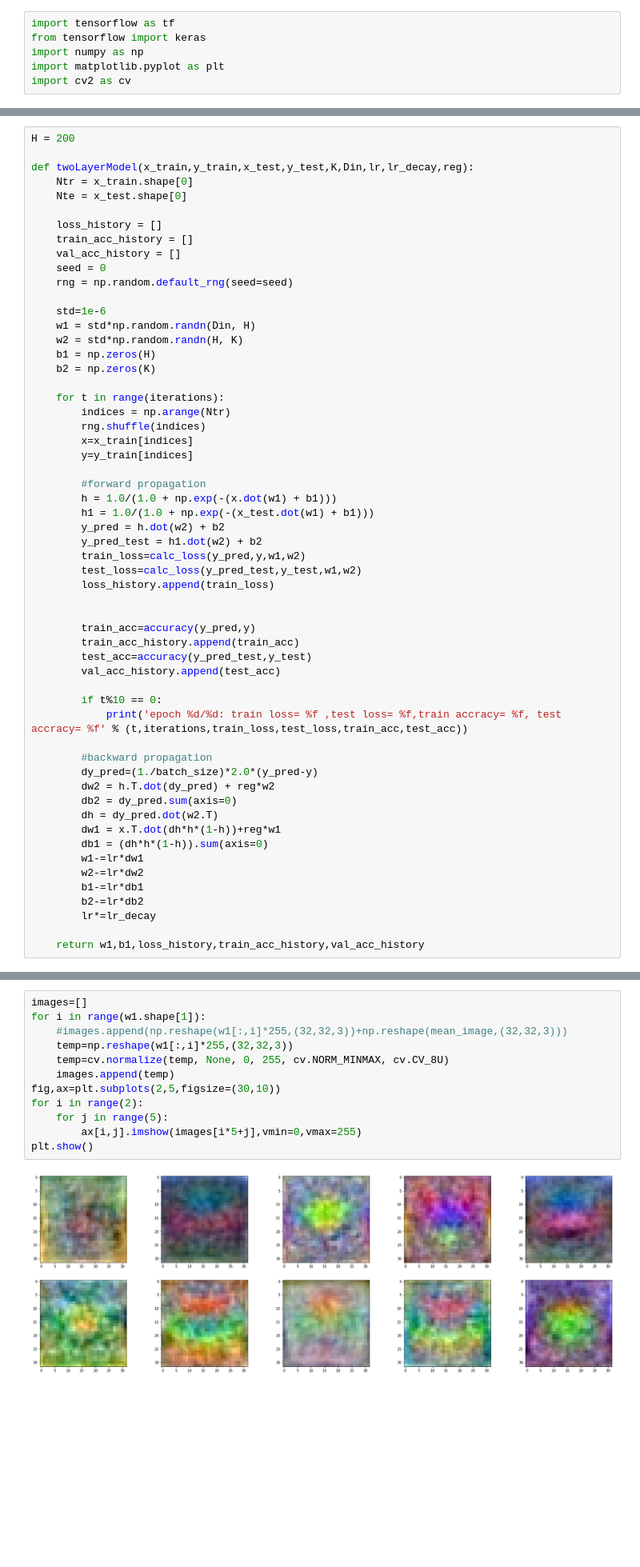
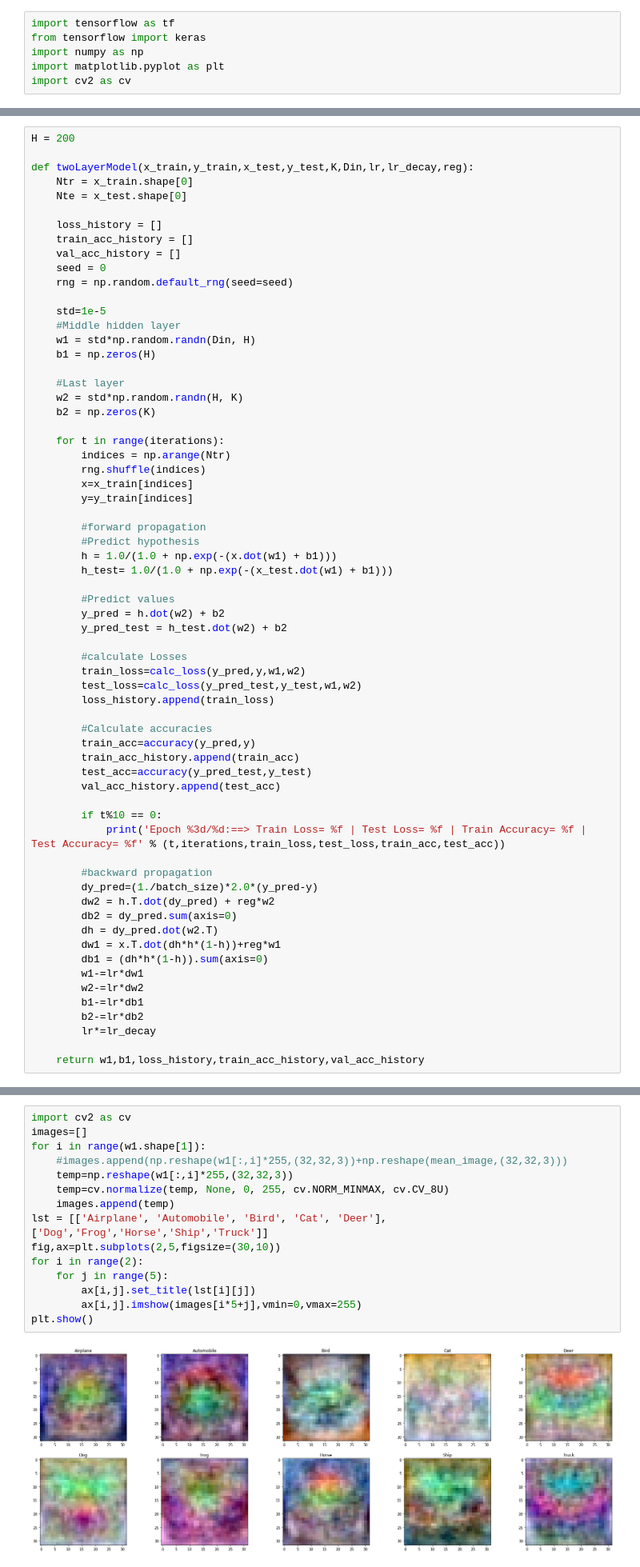
Before and after one commit to nushanVitharana/Computer-Vision-and-Image-Processing-, a Jupyter notebook: Two-Layer Fully Connected Network.ipynb, the cells around one changed output, grey strips where cells are left out. Shown: that part at 80% size. Saved outputs shown, nothing was run; the diff lists cells and outputs as text; blank space fills up the shorter version.

Commit message:
Finishing up
Add comments and clearly plot outputs

```diff
--- a/Two-Layer Fully Connected Network.ipynb
+++ b/Two-Layer Fully Connected Network.ipynb
@@ -61,10 +68,13 @@ def twoLayerModel(x_train,y_train,x_test,y_test,K,Din,lr,lr_decay,reg):
     seed = 0
     rng = np.random.default_rng(seed=seed)
 
-    std=1e-6
+    std=1e-5
+    #Middle hidden layer
     w1 = std*np.random.randn(Din, H)
+    b1 = np.zeros(H)
+
+    #Last layer
     w2 = std*np.random.randn(H, K)
-    b1 = np.zeros(H)
     b2 = np.zeros(K)
 
     for t in range(iterations):
@@ -74,22 +84,27 @@ def twoLayerModel(x_train,y_train,x_test,y_test,K,Din,lr,lr_decay,reg):
         y=y_train[indices]
 
         #forward propagation
+        #Predict hypothesis
         h = 1.0/(1.0 + np.exp(-(x.dot(w1) + b1)))
-        h1 = 1.0/(1.0 + np.exp(-(x_test.dot(w1) + b1)))
+        h_test= 1.0/(1.0 + np.exp(-(x_test.dot(w1) + b1)))
+
+        #Predict values
         y_pred = h.dot(w2) + b2
-        y_pred_test = h1.dot(w2) + b2
+        y_pred_test = h_test.dot(w2) + b2
+
+        #calculate Losses
         train_loss=calc_loss(y_pred,y,w1,w2)
         test_loss=calc_loss(y_pred_test,y_test,w1,w2)
         loss_history.append(train_loss)
 
-
+        #Calculate accuracies
         train_acc=accuracy(y_pred,y)
         train_acc_history.append(train_acc)
         test_acc=accuracy(y_pred_test,y_test)
         val_acc_history.append(test_acc)
 
         if t%10 == 0:
-            print('epoch %d/%d: train loss= %f ,test loss= %f,train accracy= %f, test accracy= %f' % (t,iterations,train_loss,test_loss,train_acc,test_acc))
+            print('Epoch %3d/%d:==> Train Loss= %f | Test Loss= %f | Train Accuracy= %f | Test Accuracy= %f' % (t,iterations,train_loss,test_loss,train_acc,test_acc))
 
         #backward propagation
         dy_pred=(1./batch_size)*2.0*(y_pred-y)
@@ -134,14 +154,17 @@ plt.plot(x_axis,loss_history)
 # %%
+import cv2 as cv
 images=[]
 for i in range(w1.shape[1]):
     #images.append(np.reshape(w1[:,i]*255,(32,32,3))+np.reshape(mean_image,(32,32,3)))
     temp=np.reshape(w1[:,i]*255,(32,32,3))
     temp=cv.normalize(temp, None, 0, 255, cv.NORM_MINMAX, cv.CV_8U)
     images.append(temp)
+lst = [['Airplane', 'Automobile', 'Bird', 'Cat', 'Deer'],['Dog','Frog','Horse','Ship','Truck']]
 fig,ax=plt.subplots(2,5,figsize=(30,10))
 for i in range(2):
     for j in range(5):
+        ax[i,j].set_title(lst[i][j])
         ax[i,j].imshow(images[i*5+j],vmin=0,vmax=255)
 plt.show()
 # %% [output]
-[figure, old version]
+[figure, new version]
```
Also changed, not shown: parts of 6 cells of this notebook, 1 other file.
